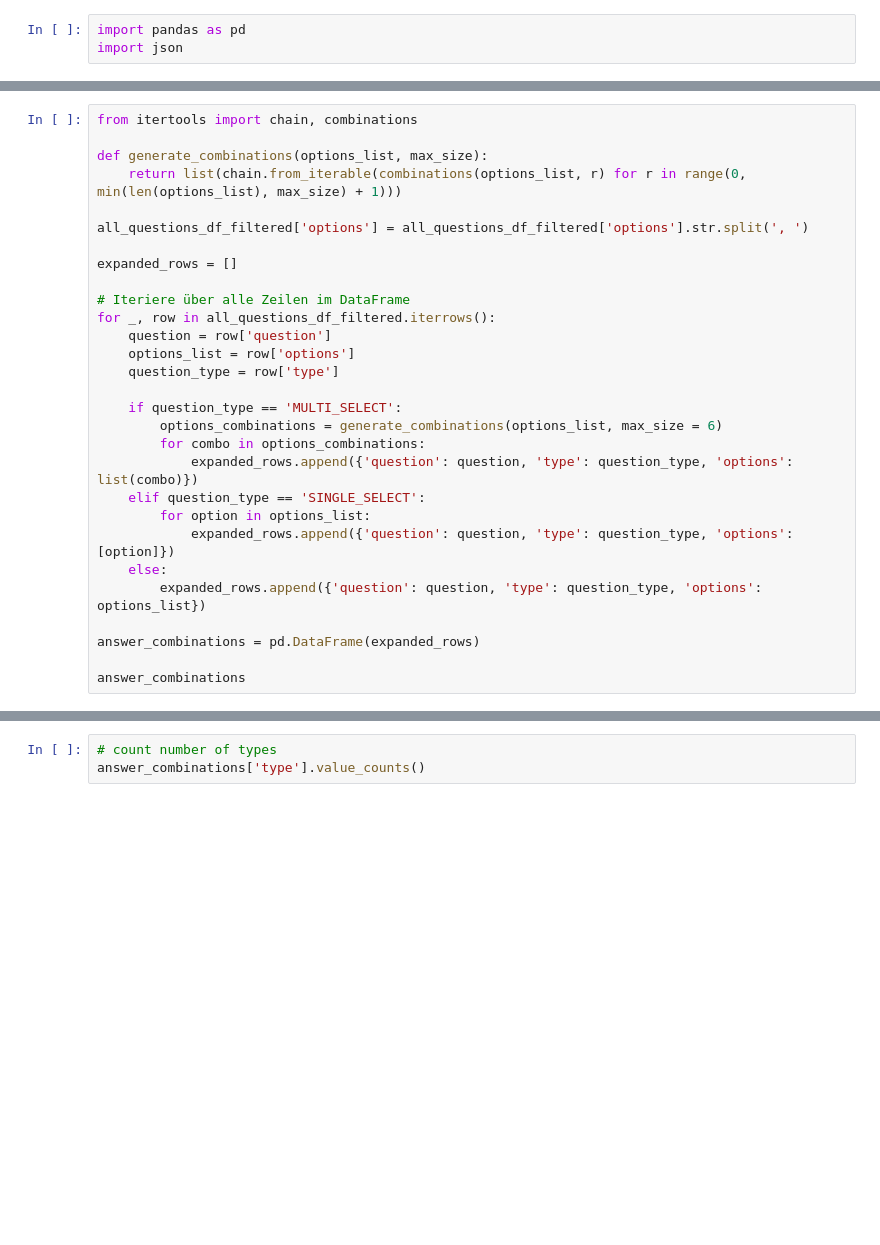
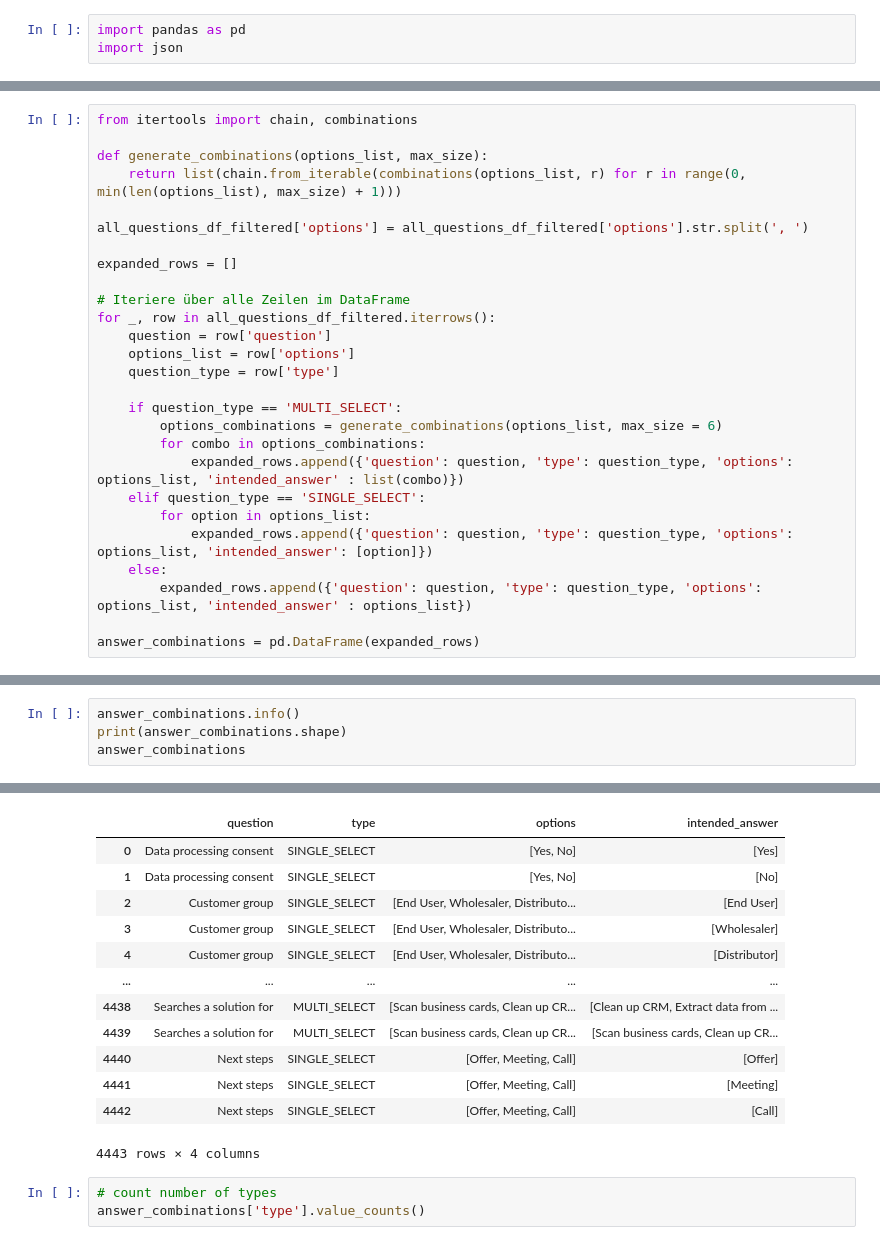
Before and after one commit to alexk2206/tds_capstone, a Jupyter notebook: answer_combinations.ipynb, the cells around one changed output, grey strips where cells are left out. Drawn from its saved outputs; the diff is of its cells as text; blank space fills up the shorter version.

```diff
--- a/answer_combinations.ipynb
+++ b/answer_combinations.ipynb
@@ -76,14 +76,12 @@ for _, row in all_questions_df_filtered.iterrows():
     if question_type == 'MULTI_SELECT':
         options_combinations = generate_combinations(options_list, max_size = 6)
         for combo in options_combinations:
-            expanded_rows.append({'question': question, 'type': question_type, 'options': list(combo)})
+            expanded_rows.append({'question': question, 'type': question_type, 'options': options_list, 'intended_answer' : list(combo)})
     elif question_type == 'SINGLE_SELECT':
         for option in options_list:
-            expanded_rows.append({'question': question, 'type': question_type, 'options': [option]})
+            expanded_rows.append({'question': question, 'type': question_type, 'options': options_list, 'intended_answer': [option]})
     else:
-        expanded_rows.append({'question': question, 'type': question_type, 'options': options_list})
+        expanded_rows.append({'question': question, 'type': question_type, 'options': options_list, 'intended_answer' : options_list})
 
 answer_combinations = pd.DataFrame(expanded_rows)
-
-answer_combinations
 # %% [output]
@@ -102,0 +99,5 @@ answer_combinations
+# %%
+answer_combinations.info()
+print(answer_combinations.shape)
+answer_combinations
+# %% [output]
@@ -103,3 +116,16 @@ answer_combinations
+|  | question | type | options | intended_answer |
+| 0 | Data processing consent | SINGLE_SELECT | [Yes, No] | [Yes] |
+| 1 | Data processing consent | SINGLE_SELECT | [Yes, No] | [No] |
+| 2 | Customer group | SINGLE_SELECT | [End User, Wholesaler, Distributo... | [End User] |
+| 3 | Customer group | SINGLE_SELECT | [End User, Wholesaler, Distributo... | [Wholesaler] |
+| 4 | Customer group | SINGLE_SELECT | [End User, Wholesaler, Distributo... | [Distributor] |
+| ... | ... | ... | ... | ... |
+| 4438 | Searches a solution for | MULTI_SELECT | [Scan business cards, Clean up CR... | [Clean up CRM, Extract data from ... |
+| 4439 | Searches a solution for | MULTI_SELECT | [Scan business cards, Clean up CR... | [Scan business cards, Clean up CR... |
+| 4440 | Next steps | SINGLE_SELECT | [Offer, Meeting, Call] | [Offer] |
+| 4441 | Next steps | SINGLE_SELECT | [Offer, Meeting, Call] | [Meeting] |
+| 4442 | Next steps | SINGLE_SELECT | [Offer, Meeting, Call] | [Call] |
+4443 rows × 4 columns
 # %%
 # count number of types
 answer_combinations['type'].value_counts()
```
Also changed, not shown: parts of 2 cells of this notebook.
